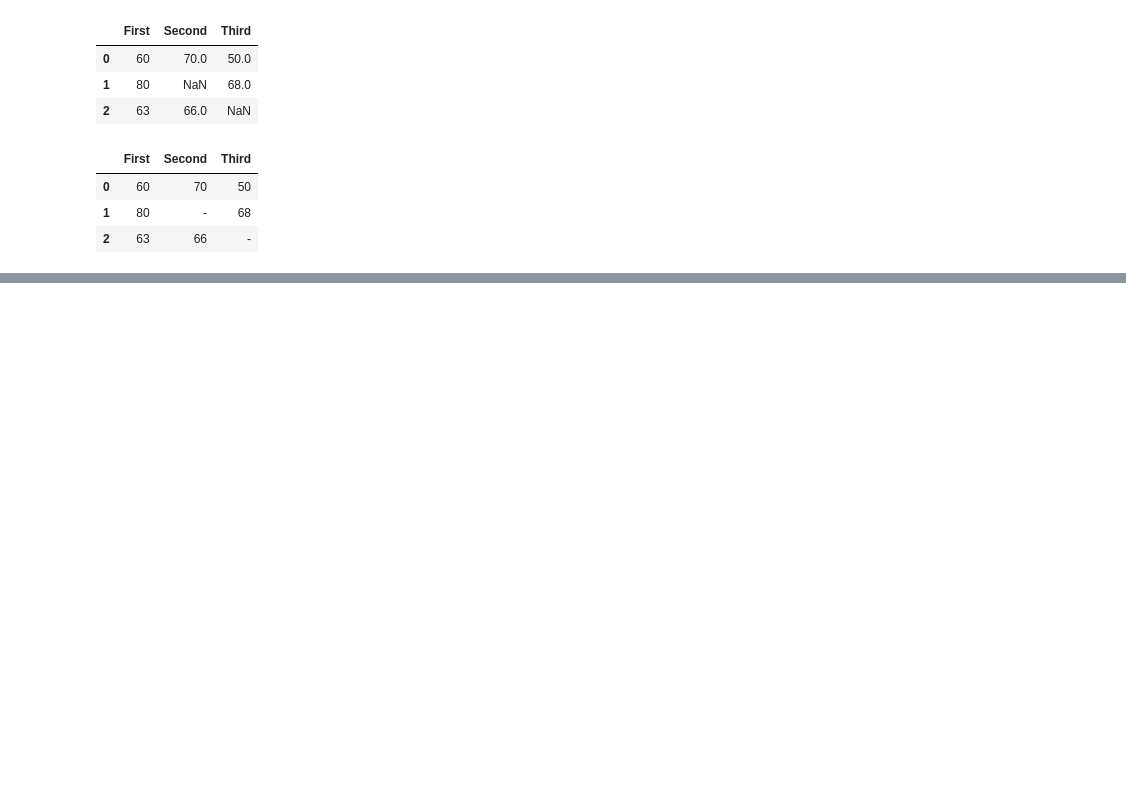
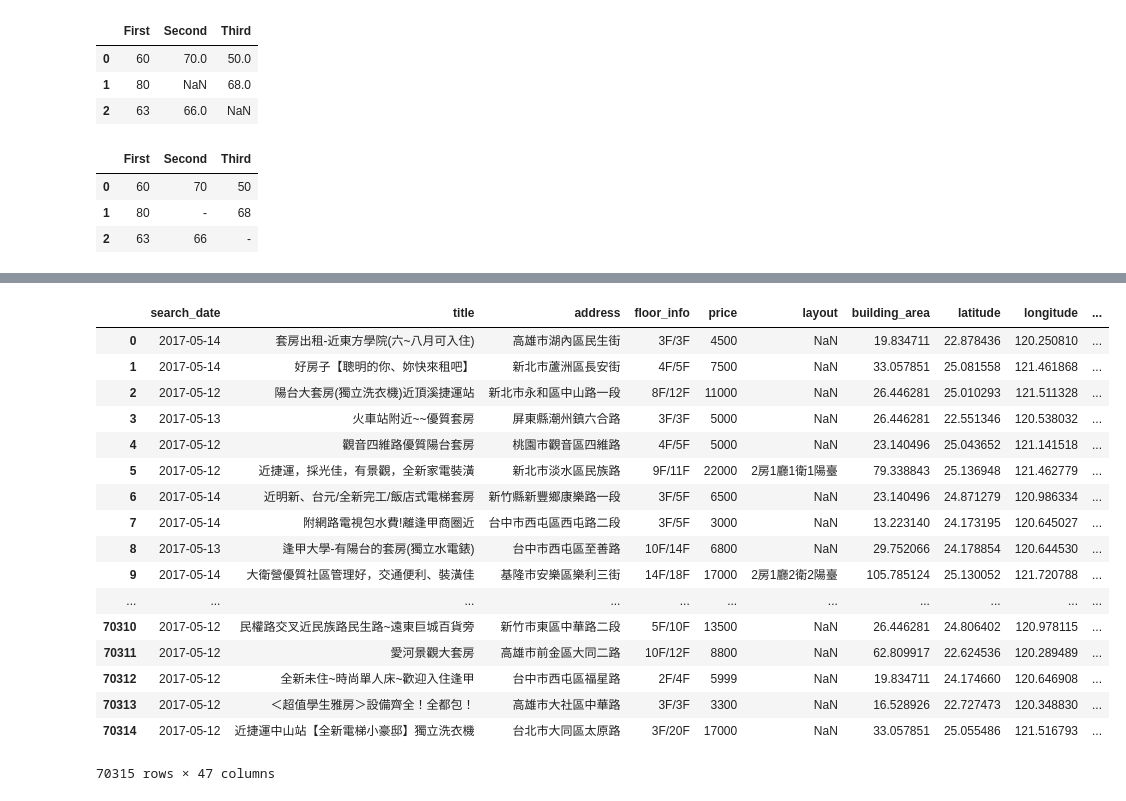
Before and after one commit to ywchiu/ctbcpy, a Jupyter notebook: Demo20180806.ipynb, the cells around one changed output, grey strips where cells are left out. Drawn from its saved outputs; the diff is of its cells as text; code cells hidden in the pictures; blank space fills up the shorter version.

```diff
--- a/Demo20180806.ipynb
+++ b/Demo20180806.ipynb
@@ -452,0 +486,2 @@ df['floor_info'].str.extract('(\dF)')
+# %%
+df['search_date'] = pd.to_datetime(df['search_date'], format = '%Y-%m-%d')
@@ -452,0 +508,2 @@ df['floor_info'].str.extract('(\dF)')
+# %%
+df = pd.concat([df, pd.get_dummies(df['building_use'])], axis=1)
@@ -452,0 +512,21 @@ df['floor_info'].str.extract('(\dF)')
+# %%
+df.drop('building_use', axis=1)
+# %% [output]
+|  | search_date | title | address | floor_info | price | layout | building_area | latitude | longitude | ... |
+| 0 | 2017-05-14 | 套房出租-近東方學院(六~八月可入住) | 高雄市湖內區民生街 | 3F/3F | 4500 | NaN | 19.834711 | 22.878436 | 120.250810 | ... |
+| 1 | 2017-05-14 | 好房子【聰明的你、妳快來租吧】 | 新北市蘆洲區長安街 | 4F/5F | 7500 | NaN | 33.057851 | 25.081558 | 121.461868 | ... |
+| 2 | 2017-05-12 | 陽台大套房(獨立洗衣機)近頂溪捷運站 | 新北市永和區中山路一段 | 8F/12F | 11000 | NaN | 26.446281 | 25.010293 | 121.511328 | ... |
+| 3 | 2017-05-13 | 火車站附近~~優質套房 | 屏東縣潮州鎮六合路 | 3F/3F | 5000 | NaN | 26.446281 | 22.551346 | 120.538032 | ... |
+| 4 | 2017-05-12 | 觀音四維路優質陽台套房 | 桃園市觀音區四維路 | 4F/5F | 5000 | NaN | 23.140496 | 25.043652 | 121.141518 | ... |
+| 5 | 2017-05-12 | 近捷運，採光佳，有景觀，全新家電裝潢 | 新北市淡水區民族路 | 9F/11F | 22000 | 2房1廳1衛1陽臺 | 79.338843 | 25.136948 | 121.462779 | ... |
+| 6 | 2017-05-14 | 近明新、台元/全新完工/飯店式電梯套房 | 新竹縣新豐鄉康樂路一段 | 3F/5F | 6500 | NaN | 23.140496 | 24.871279 | 120.986334 | ... |
+| 7 | 2017-05-14 | 附網路電視包水費!離逢甲商圈近 | 台中市西屯區西屯路二段 | 3F/5F | 3000 | NaN | 13.223140 | 24.173195 | 120.645027 | ... |
+| 8 | 2017-05-13 | 逢甲大學-有陽台的套房(獨立水電錶) | 台中市西屯區至善路 | 10F/14F | 6800 | NaN | 29.752066 | 24.178854 | 120.644530 | ... |
+| 9 | 2017-05-14 | 大衛營優質社區管理好，交通便利、裝潢佳 | 基隆市安樂區樂利三街 | 14F/18F | 17000 | 2房1廳2衛2陽臺 | 105.785124 | 25.130052 | 121.720788 | ... |
+| ... | ... | ... | ... | ... | ... | ... | ... | ... | ... | ... |
+| 70310 | 2017-05-12 | 民權路交叉近民族路民生路~遠東巨城百貨旁 | 新竹市東區中華路二段 | 5F/10F | 13500 | NaN | 26.446281 | 24.806402 | 120.978115 | ... |
+| 70311 | 2017-05-12 | 愛河景觀大套房 | 高雄市前金區大同二路 | 10F/12F | 8800 | NaN | 62.809917 | 22.624536 | 120.289489 | ... |
+| 70312 | 2017-05-12 | 全新未住~時尚單人床~歡迎入住逢甲 | 台中市西屯區福星路 | 2F/4F | 5999 | NaN | 19.834711 | 24.174660 | 120.646908 | ... |
+| 70313 | 2017-05-12 | ＜超值學生雅房＞設備齊全！全都包！ | 高雄市大社區中華路 | 3F/3F | 3300 | NaN | 16.528926 | 22.727473 | 120.348830 | ... |
+| 70314 | 2017-05-12 | 近捷運中山站【全新電梯小豪邸】獨立洗衣機 | 台北市大同區太原路 | 3F/20F | 17000 | NaN | 33.057851 | 25.055486 | 121.516793 | ... |
+70315 rows × 47 columns
```
Also changed, not shown: parts of 38 cells of this notebook.
